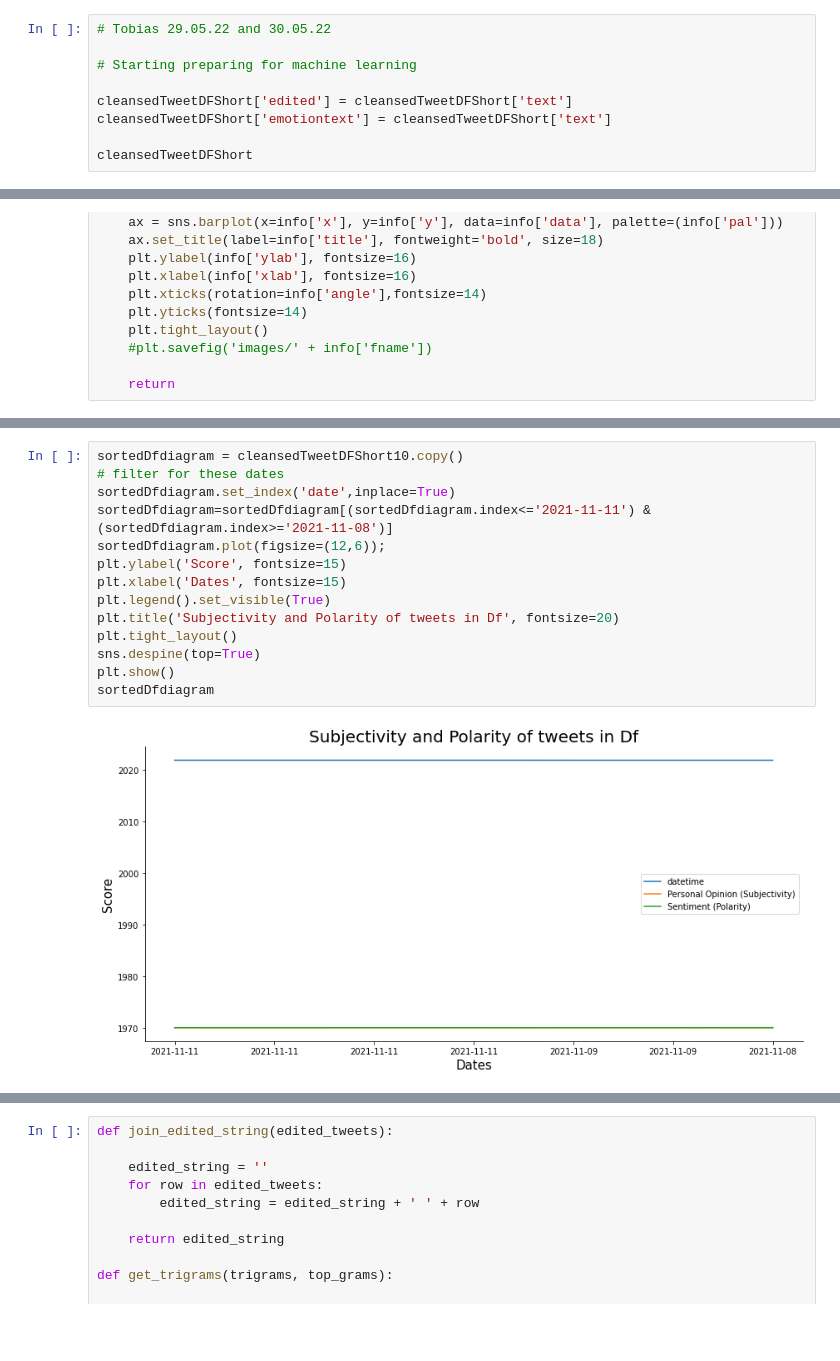
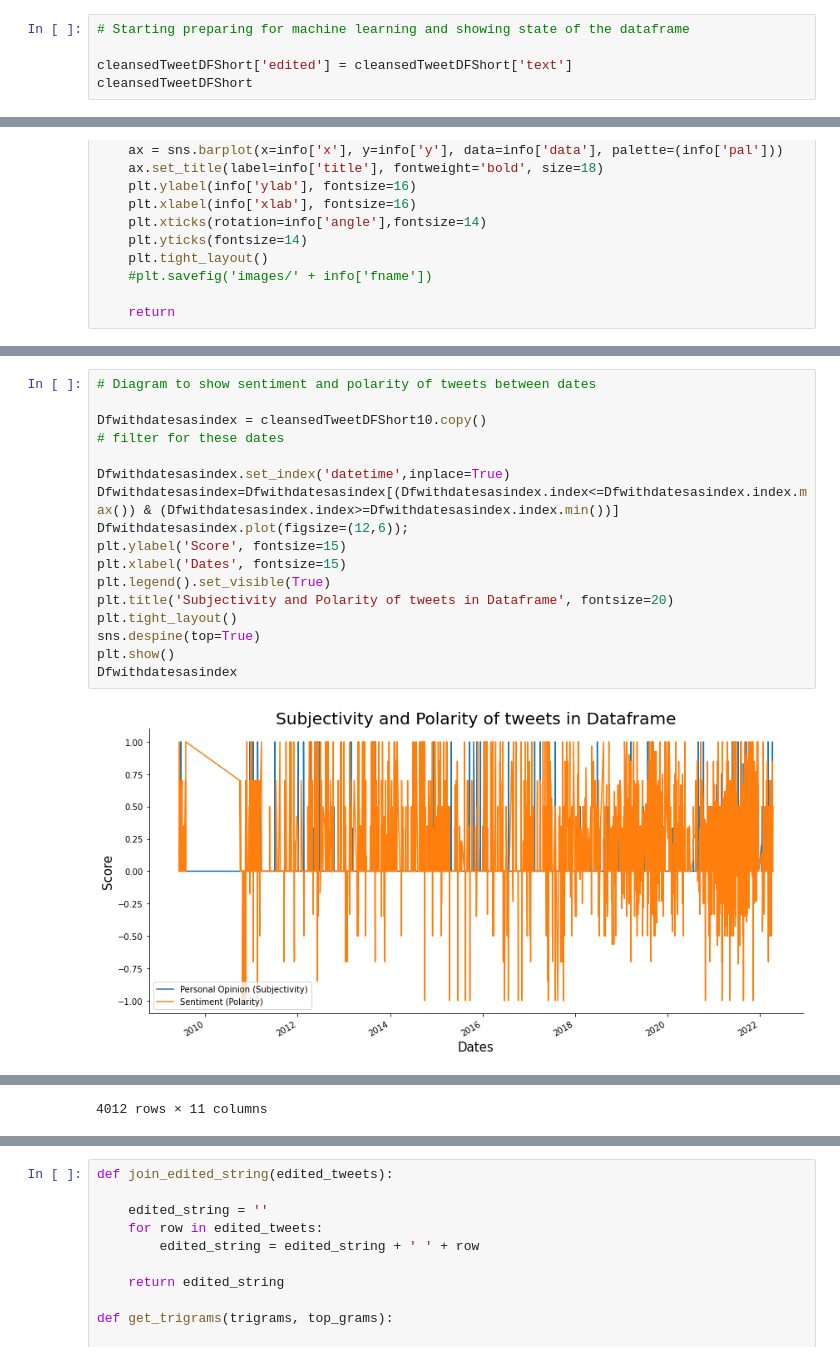
Before and after one commit to TFL-Fau/ML4B-SS22, a Jupyter notebook: Twitter_Analysis_Summary_File.ipynb, the cells around one changed output, grey strips where cells are left out. Cells and saved outputs as stored; diff of their text form; blank space fills up the shorter version.

```diff
--- a/Twitter_Analysis_Summary_File.ipynb
+++ b/Twitter_Analysis_Summary_File.ipynb
@@ -145,10 +103,6 @@ dtype: int64
 # %%
-# Tobias 29.05.22 and 30.05.22
-
-# Starting preparing for machine learning
+# Starting preparing for machine learning and showing state of the dataframe
 
 cleansedTweetDFShort['edited'] = cleansedTweetDFShort['text']
-cleansedTweetDFShort['emotiontext'] = cleansedTweetDFShort['text']
-
 cleansedTweetDFShort
 # %% [output]
@@ -781,16 +625,19 @@ cleansedTweetDFShort10.sort_values("date",ascending = False)
 # %%
-sortedDfdiagram = cleansedTweetDFShort10.copy()
+# Diagram to show sentiment and polarity of tweets between dates
+
+Dfwithdatesasindex = cleansedTweetDFShort10.copy()
 # filter for these dates
-sortedDfdiagram.set_index('date',inplace=True)
-sortedDfdiagram=sortedDfdiagram[(sortedDfdiagram.index<='2021-11-11') & (sortedDfdiagram.index>='2021-11-08')]
-sortedDfdiagram.plot(figsize=(12,6));
+
+Dfwithdatesasindex.set_index('datetime',inplace=True)
+Dfwithdatesasindex=Dfwithdatesasindex[(Dfwithdatesasindex.index<=Dfwithdatesasindex.index.max()) & (Dfwithdatesasindex.index>=Dfwithdatesasindex.index.min())]
+Dfwithdatesasindex.plot(figsize=(12,6));
 plt.ylabel('Score', fontsize=15)
 plt.xlabel('Dates', fontsize=15)
 plt.legend().set_visible(True)
-plt.title('Subjectivity and Polarity of tweets in Df', fontsize=20)
+plt.title('Subjectivity and Polarity of tweets in Dataframe', fontsize=20)
 plt.tight_layout()
 sns.despine(top=True)
 plt.show()
-sortedDfdiagram
+Dfwithdatesasindex
 # %% [output]
-[figure, old version]
+[figure, new version]
@@ -812 +657,2 @@ sortedDfdiagram
+4012 rows × 11 columns
 # %%
```
Also changed, not shown: parts of 76 cells of this notebook, 1 other file.
